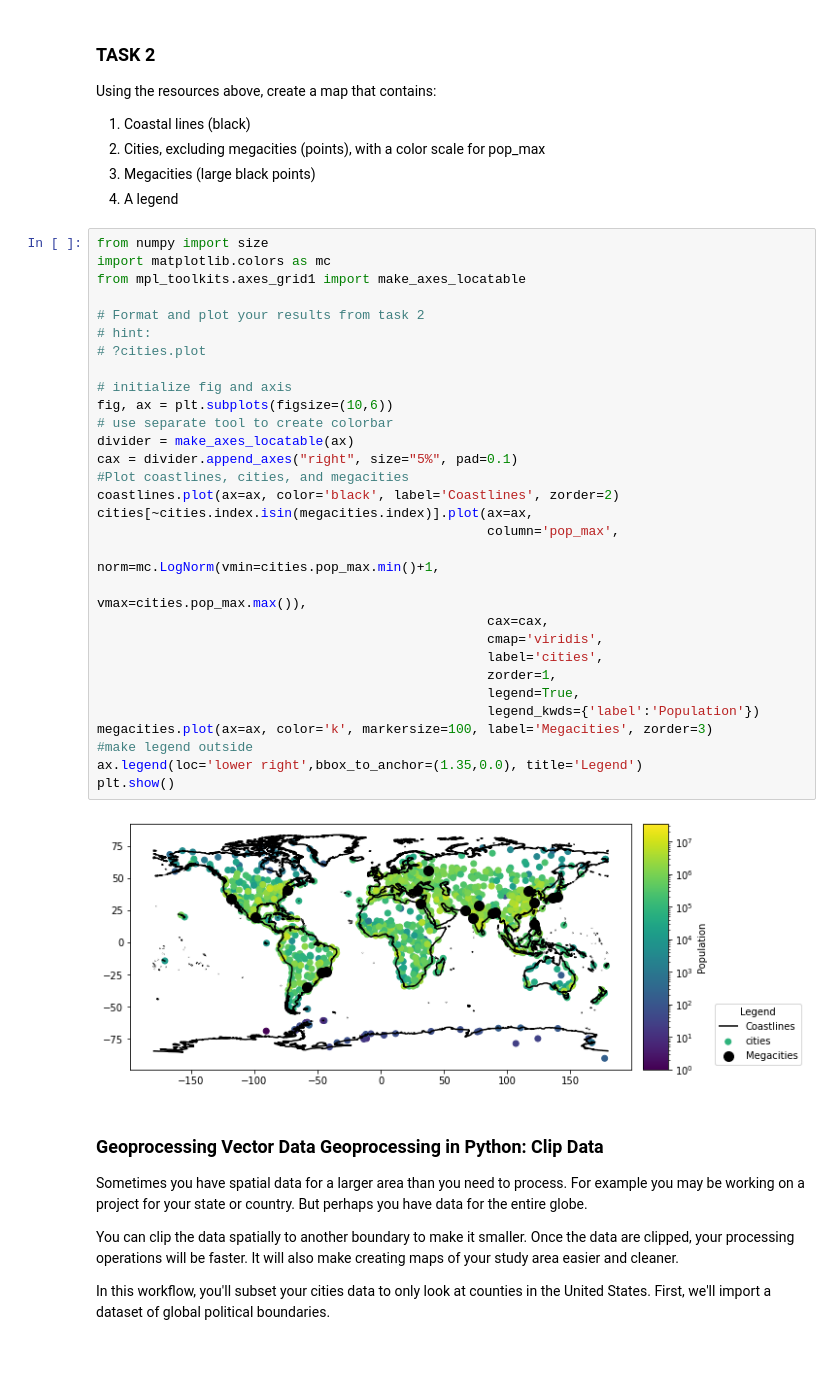
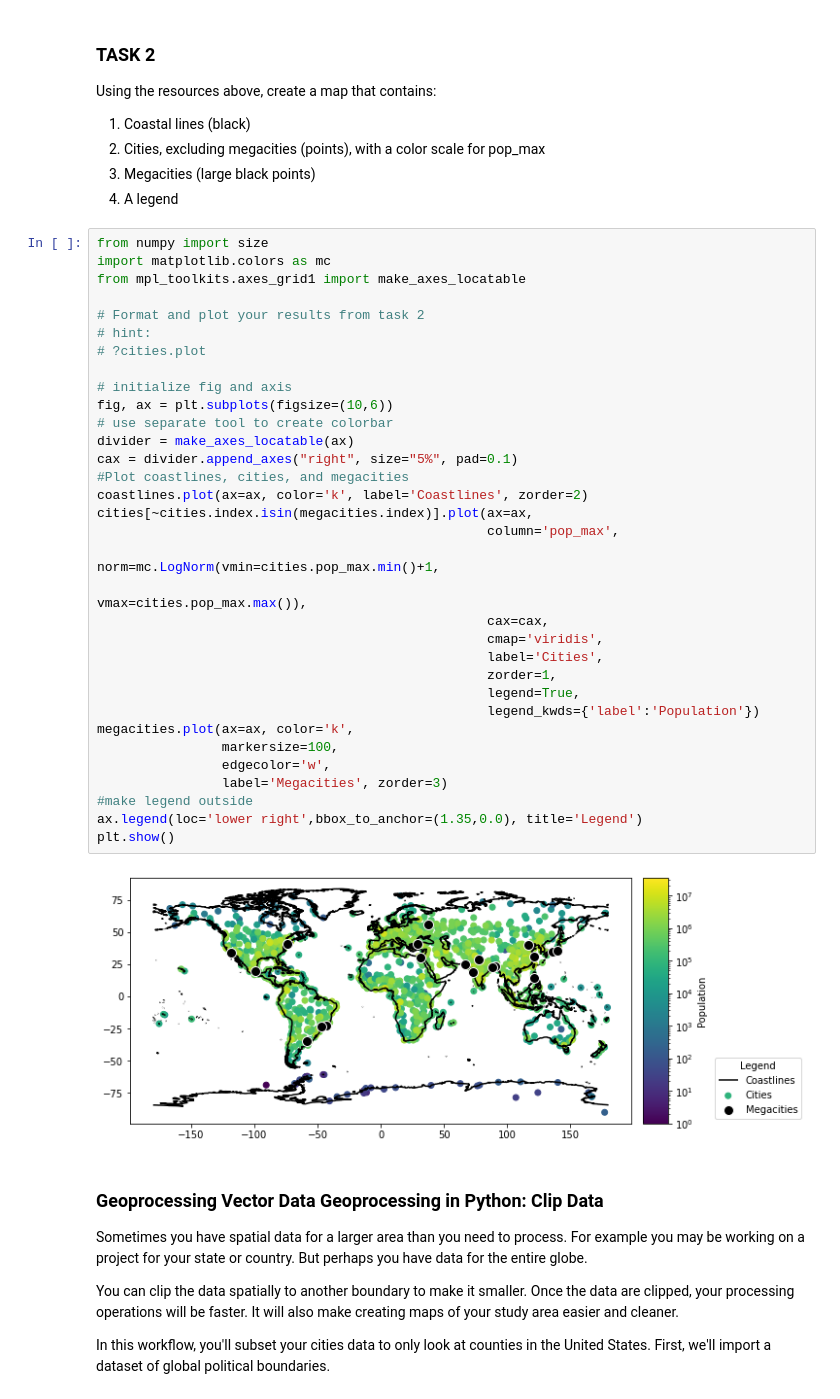
Before and after one commit to heyjoekim/EnvDatSci22, a Jupyter notebook: CodeSprints/VectorData101.ipynb, the cells around one changed output. Drawn from its saved outputs; the diff is of its cells as text; blank space fills up the shorter version.

Commit message:
made a minor change to one of the graphs

```diff
--- a/CodeSprints/VectorData101.ipynb
+++ b/CodeSprints/VectorData101.ipynb
@@ -395,35 +413,38 @@ Using the resources above, create a map that contains:
 # %%
 from numpy import size
 import matplotlib.colors as mc
 from mpl_toolkits.axes_grid1 import make_axes_locatable
 
 # Format and plot your results from task 2
 # hint:
 # ?cities.plot
 
 # initialize fig and axis
 fig, ax = plt.subplots(figsize=(10,6))
 # use separate tool to create colorbar
 divider = make_axes_locatable(ax)
 cax = divider.append_axes("right", size="5%", pad=0.1)
 #Plot coastlines, cities, and megacities
-coastlines.plot(ax=ax, color='black', label='Coastlines', zorder=2)
+coastlines.plot(ax=ax, color='k', label='Coastlines', zorder=2)
 cities[~cities.index.isin(megacities.index)].plot(ax=ax,
                                                   column='pop_max',
                                                   norm=mc.LogNorm(vmin=cities.pop_max.min()+1,
                                                                   vmax=cities.pop_max.max()),
                                                   cax=cax,
                                                   cmap='viridis',
-                                                  label='cities',
+                                                  label='Cities',
                                                   zorder=1,
                                                   legend=True,
                                                   legend_kwds={'label':'Population'})
-megacities.plot(ax=ax, color='k', markersize=100, label='Megacities', zorder=3)
+megacities.plot(ax=ax, color='k',
+                markersize=100,
+                edgecolor='w',
+                label='Megacities', zorder=3)
 #make legend outside
 ax.legend(loc='lower right',bbox_to_anchor=(1.35,0.0), title='Legend')
 plt.show()
 # %% [output]
-[figure, old version]
+[figure, new version]
 # %% [markdown]
 ### Geoprocessing Vector Data Geoprocessing in Python: Clip Data
 Sometimes you have spatial data for a larger area than you need to process. For example you may be working on a project for your state or country. But perhaps you have data for the entire globe.
```
Also changed, not shown: parts of 11 cells of this notebook.
